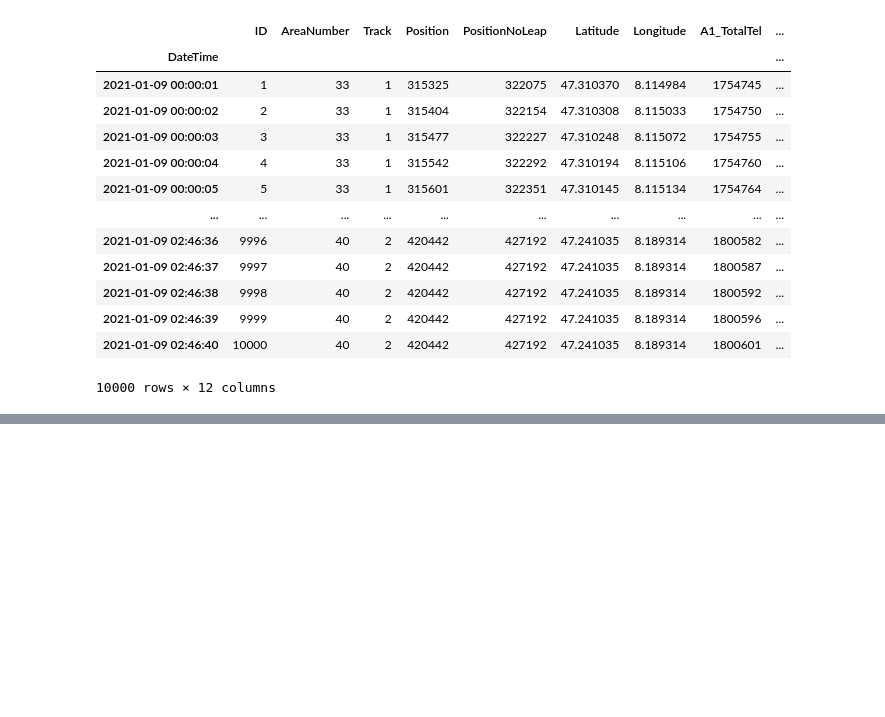
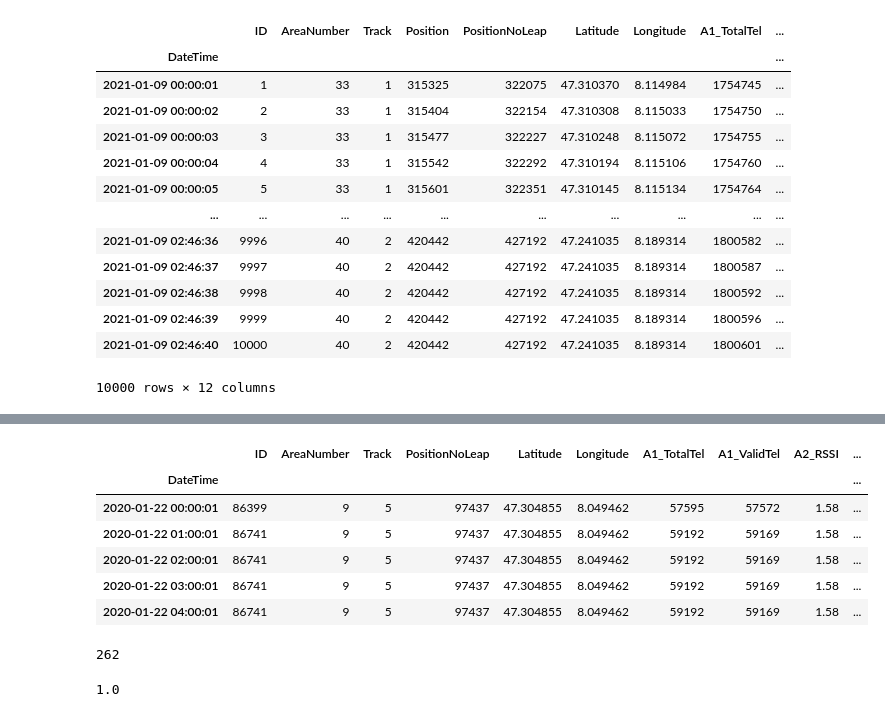
Before and after one commit to BarrySunderland/HackZurich2021, a Jupyter notebook: data-processing/notebooks/downsample.ipynb, the cells around one changed output, grey strips where cells are left out. Drawn from its saved outputs; the diff is of its cells as text; code cells hidden in the pictures; blank space fills up the shorter version.

```diff
--- a/data-processing/notebooks/downsample.ipynb
+++ b/data-processing/notebooks/downsample.ipynb
@@ -39,0 +44,5 @@ df.to_csv('../../data-processing/data/interim/rssi_sample.csv')
+# %%
+df = next(df_chunks)
+# %%
+df = df.sort_index()
+df.head()
@@ -39,0 +57,34 @@ df.to_csv('../../data-processing/data/interim/rssi_sample.csv')
+# %%
+df = df.drop(columns='Position')
+# %%
+df = df.asfreq('H', method='ffill')
+# %%
+df.head()
+# %% [output]
+|  | ID | AreaNumber | Track | PositionNoLeap | Latitude | Longitude | A1_TotalTel | A1_ValidTel | A2_RSSI | ... |
+| DateTime |  |  |  |  |  |  |  |  |  | ... |
+| 2020-01-22 00:00:01 | 86399 | 9 | 5 | 97437 | 47.304855 | 8.049462 | 57595 | 57572 | 1.58 | ... |
+| 2020-01-22 01:00:01 | 86741 | 9 | 5 | 97437 | 47.304855 | 8.049462 | 59192 | 59169 | 1.58 | ... |
+| 2020-01-22 02:00:01 | 86741 | 9 | 5 | 97437 | 47.304855 | 8.049462 | 59192 | 59169 | 1.58 | ... |
+| 2020-01-22 03:00:01 | 86741 | 9 | 5 | 97437 | 47.304855 | 8.049462 | 59192 | 59169 | 1.58 | ... |
+| 2020-01-22 04:00:01 | 86741 | 9 | 5 | 97437 | 47.304855 | 8.049462 | 59192 | 59169 | 1.58 | ... |
+# %%
+std = df['A2_RSSI'].std()
+mu = df['A2_RSSI'].mean()
+limit_upper = mu + (3*std)
+limit_lower = mu - (3*std)
+fault_actual = (df['A2_RSSI'] < limit_lower) + (df['A2_RSSI'] > limit_upper)
+
+limit_lower_predicted = mu - (1.5*std)
+fault_predicted = (df['A2_RSSI'] < limit_lower_predicted)
+fault_probability = 1 / df['A2_RSSI']
+# norm values
+fault_probability = fault_probability / fault_probability.max()
+fault_predicted.sum()
+# %% [output]
+262
+# %%
+fault_probability = fault_probability / fault_probability.max()
+fault_probability.max()
+# %% [output]
+1.0
```
Also changed, not shown: parts of 14 cells of this notebook.
